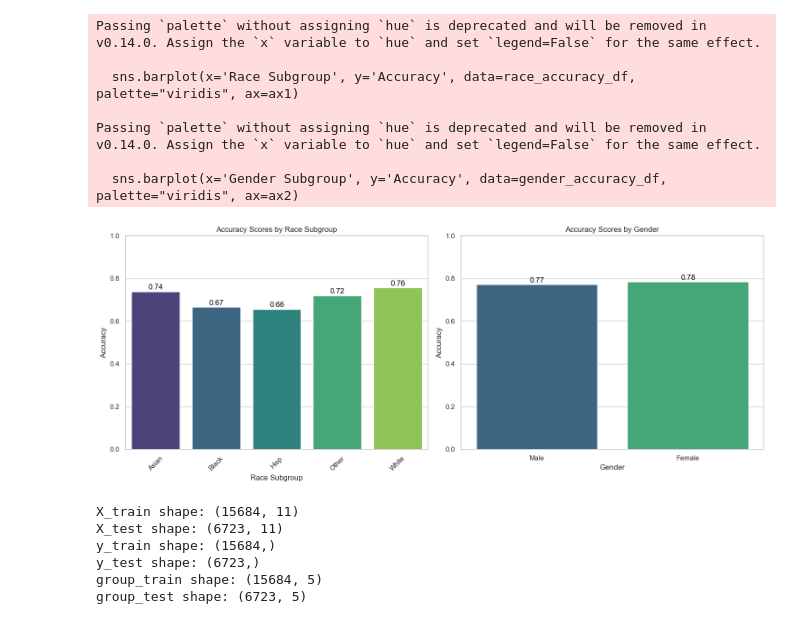
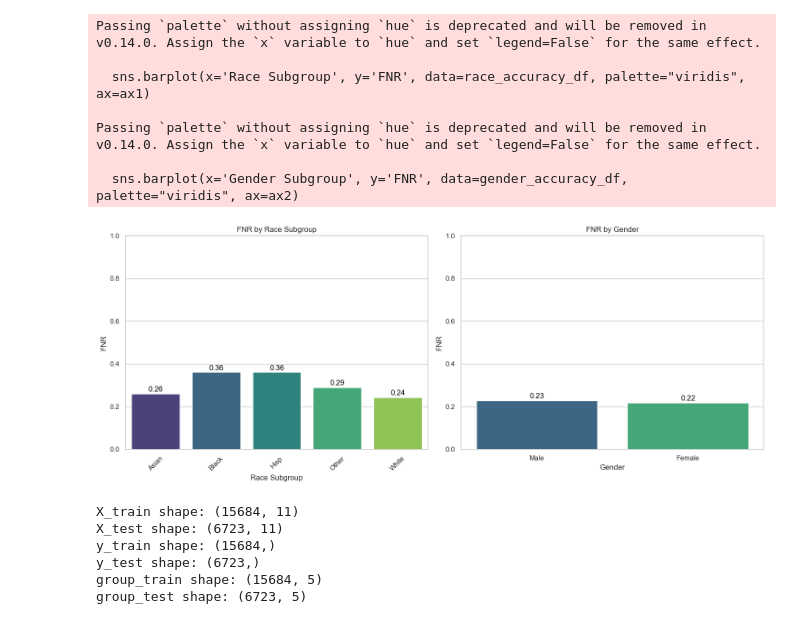
Before and after one commit to juliehinge/Algorithmic-Fairness, a Jupyter notebook: baseline_evaluations.ipynb, the cells around one changed output. Cells and saved outputs as stored; diff of their text form; code cells hidden in the pictures.

```diff
--- a/baseline_evaluations.ipynb
+++ b/baseline_evaluations.ipynb
@@ -131,60 +184,60 @@ Classification Report for race1 - Group: Asian
 # %%
 # Extract accuracy scores for each race subgroup
 race_subgroups = [result['Group'] for result in results if result['Attribute'] == 'race1']
-race_accuracy_scores = [result['Accuracy'] for result in results if result['Attribute'] == 'race1']
+race_accuracy_scores = [result['FNR'] for result in results if result['Attribute'] == 'race1']
 
 # Extract accuracy scores for each gender subgroup
 gender_subgroups = [result['Group'] for result in results if result['Attribute'] == 'gender']
-gender_accuracy_scores = [result['Accuracy'] for result in results if result['Attribute'] == 'gender']
+gender_accuracy_scores = [result['FNR'] for result in results if result['Attribute'] == 'gender']
 
 # Create a DataFrame for plotting race accuracy
-race_accuracy_df = pd.DataFrame({'Race Subgroup': race_subgroups, 'Accuracy': race_accuracy_scores})
+race_accuracy_df = pd.DataFrame({'Race Subgroup': race_subgroups, 'FNR': race_accuracy_scores})
 
 # Create a DataFrame for plotting gender accuracy
-gender_accuracy_df = pd.DataFrame({'Gender Subgroup': gender_subgroups, 'Accuracy': gender_accuracy_scores})
+gender_accuracy_df = pd.DataFrame({'Gender Subgroup': gender_subgroups, 'FNR': gender_accuracy_scores})
 
 # Set plot style
 sns.set(style="whitegrid")
 
 # Create figure and axes for subplots
 fig, (ax1, ax2) = plt.subplots(ncols=2, figsize=(15, 6))
 
 # Plot for race accuracy scores
-sns.barplot(x='Race Subgroup', y='Accuracy', data=race_accuracy_df, palette="viridis", ax=ax1)
-ax1.set_title('Accuracy Scores by Race Subgroup')
+sns.barplot(x='Race Subgroup', y='FNR', data=race_accuracy_df, palette="viridis", ax=ax1)
+ax1.set_title('FNR by Race Subgroup')
 ax1.set_xlabel('Race Subgroup')
-ax1.set_ylabel('Accuracy')
+ax1.set_ylabel('FNR')
 ax1.set_ylim(0, 1)  # Set y-axis limit from 0 to 1
 ax1.set_xticklabels(ax1.get_xticklabels(), rotation=45)
 
 # Annotate race accuracy scores on bars
 for index, row in race_accuracy_df.iterrows():
-    ax1.text(index, row['Accuracy'] + 0.01, f'{row["Accuracy"]:.2f}', color='black', ha="center")
+    ax1.text(index, row['FNR'] + 0.01, f'{row["FNR"]:.2f}', color='black', ha="center")
 
 # Plot for gender accuracy scores
-sns.barplot(x='Gender Subgroup', y='Accuracy', data=gender_accuracy_df, palette="viridis", ax=ax2)
-ax2.set_title('Accuracy Scores by Gender')
+sns.barplot(x='Gender Subgroup', y='FNR', data=gender_accuracy_df, palette="viridis", ax=ax2)
+ax2.set_title('FNR by Gender')
 ax2.set_xlabel('Gender')
-ax2.set_ylabel('Accuracy')
+ax2.set_ylabel('FNR')
 ax2.set_ylim(0, 1)  # Set y-axis limit from 0 to 1
 ax2.set_xticklabels(ax2.get_xticklabels())
 
-# Annotate gender accuracy scores on bars
+# Annotate gender FNR scores on bars
 for index, row in gender_accuracy_df.iterrows():
-    ax2.text(index, row['Accuracy'] + 0.01, f'{row["Accuracy"]:.2f}', color='black', ha="center")
+    ax2.text(index, row['FNR'] + 0.01, f'{row["FNR"]:.2f}', color='black', ha="center")
 
 # Adjust layout and display the plots
 plt.tight_layout()
 plt.show()
 # %% [output]
 Passing `palette` without assigning `hue` is deprecated and will be removed in v0.14.0. Assign the `x` variable to `hue` and set `legend=False` for the same effect.
 
-  sns.barplot(x='Race Subgroup', y='Accuracy', data=race_accuracy_df, palette="viridis", ax=ax1)
+  sns.barplot(x='Race Subgroup', y='FNR', data=race_accuracy_df, palette="viridis", ax=ax1)
 
 Passing `palette` without assigning `hue` is deprecated and will be removed in v0.14.0. Assign the `x` variable to `hue` and set `legend=False` for the same effect.
 
-  sns.barplot(x='Gender Subgroup', y='Accuracy', data=gender_accuracy_df, palette="viridis", ax=ax2)
+  sns.barplot(x='Gender Subgroup', y='FNR', data=gender_accuracy_df, palette="viridis", ax=ax2)
-[figure, old version]
+[figure, new version]
 # %%
 from sklearn.model_selection import train_test_split
 
```
Also changed, not shown: parts of 11 cells of this notebook, 2 other files.
